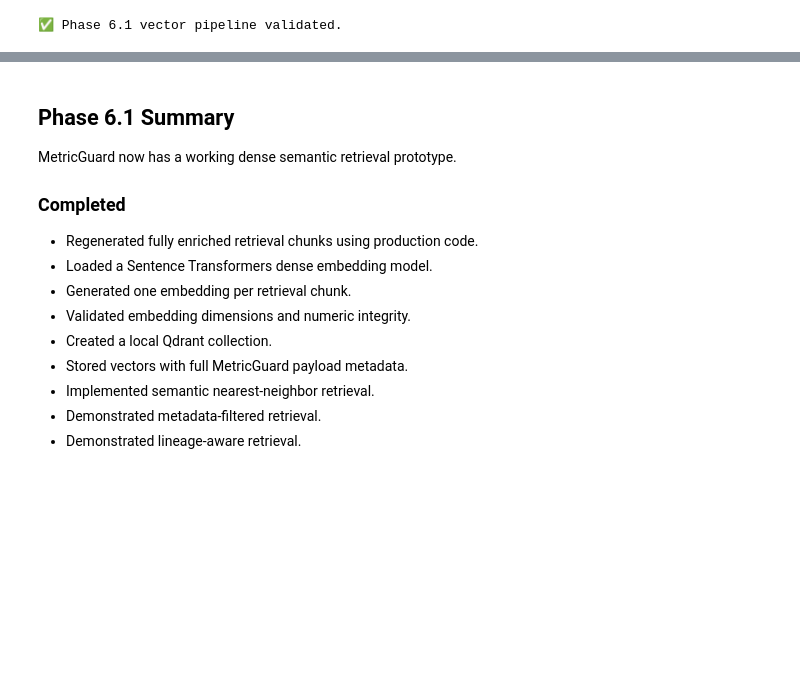
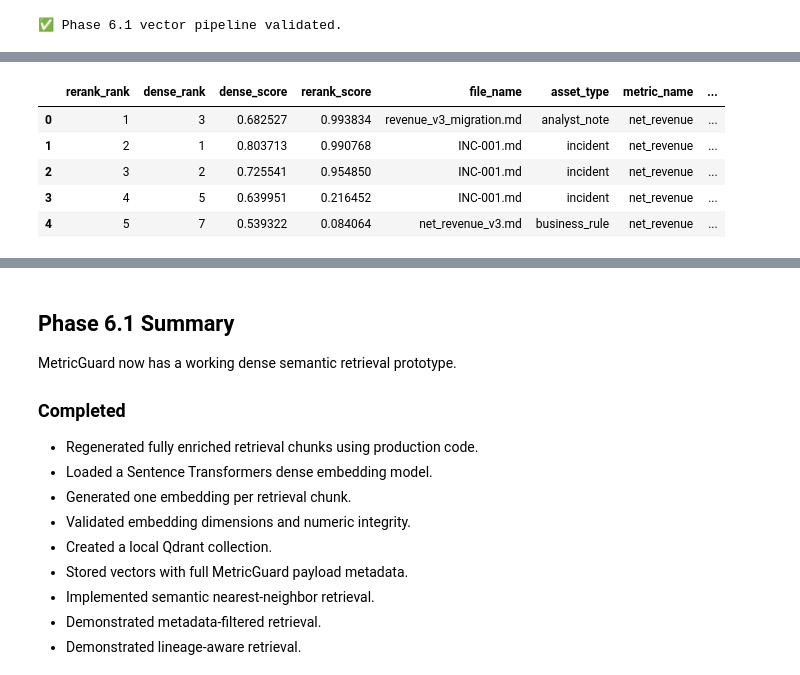
Before and after one commit to ArghyaRC96/metricguard-ai, a Jupyter notebook: notebooks/05_embeddings_qdrant.ipynb, the cells around one changed output, grey strips where cells are left out. Cells and saved outputs as stored; diff of their text form; code cells hidden in the pictures; blank space fills up the shorter version.

Commit message:
feat: add mandatory cross-encoder reranking

```diff
--- a/notebooks/05_embeddings_qdrant.ipynb
+++ b/notebooks/05_embeddings_qdrant.ipynb
@@ -882,0 +1076,20 @@ print(
+# %%
+for rank, candidate in enumerate(
+    dense_candidates,
+    start=1,
+):
+
+    candidate[
+        "dense_rank"
+    ] = rank
+# %%
+reranked_results = rerank_candidates(
+    query=query,
+    candidates=dense_candidates,
+    top_k=FINAL_TOP_K,
+)
+
+print(
+    "Final reranked evidence:",
+    len(reranked_results)
+)
@@ -882,0 +1195,63 @@ print(
+# %%
+rerank_comparison = pd.DataFrame(
+    [
+        {
+            "rerank_rank": rank,
+            "dense_rank":
+                result.get(
+                    "dense_rank"
+                ),
+            "dense_score":
+                result[
+                    "dense_score"
+                ],
+            "rerank_score":
+                result[
+                    "rerank_score"
+                ],
+            "file_name":
+                result[
+                    "payload"
+                ].get(
+                    "file_name"
+                ),
+            "asset_type":
+                result[
+                    "payload"
+                ].get(
+                    "asset_type"
+                ),
+            "metric_name":
+                result[
+                    "payload"
+                ].get(
+                    "metric_name"
+                ),
+            "observed_version":
+                result[
+                    "payload"
+                ].get(
+                    "observed_version"
+                ),
+            "version_relation":
+                result[
+                    "payload"
+                ].get(
+                    "version_relation"
+                ),
+        }
+        for rank, result in enumerate(
+            reranked_results,
+            start=1,
+        )
+    ]
+)
+
+rerank_comparison
+# %% [output]
+|  | rerank_rank | dense_rank | dense_score | rerank_score | file_name | asset_type | metric_name | ... |
+| 0 | 1 | 3 | 0.682527 | 0.993834 | revenue_v3_migration.md | analyst_note | net_revenue | ... |
+| 1 | 2 | 1 | 0.803713 | 0.990768 | INC-001.md | incident | net_revenue | ... |
+| 2 | 3 | 2 | 0.725541 | 0.954850 | INC-001.md | incident | net_revenue | ... |
+| 3 | 4 | 5 | 0.639951 | 0.216452 | INC-001.md | incident | net_revenue | ... |
+| 4 | 5 | 7 | 0.539322 | 0.084064 | net_revenue_v3.md | business_rule | net_revenue | ... |
```
Also changed, not shown: parts of 29 cells of this notebook.
